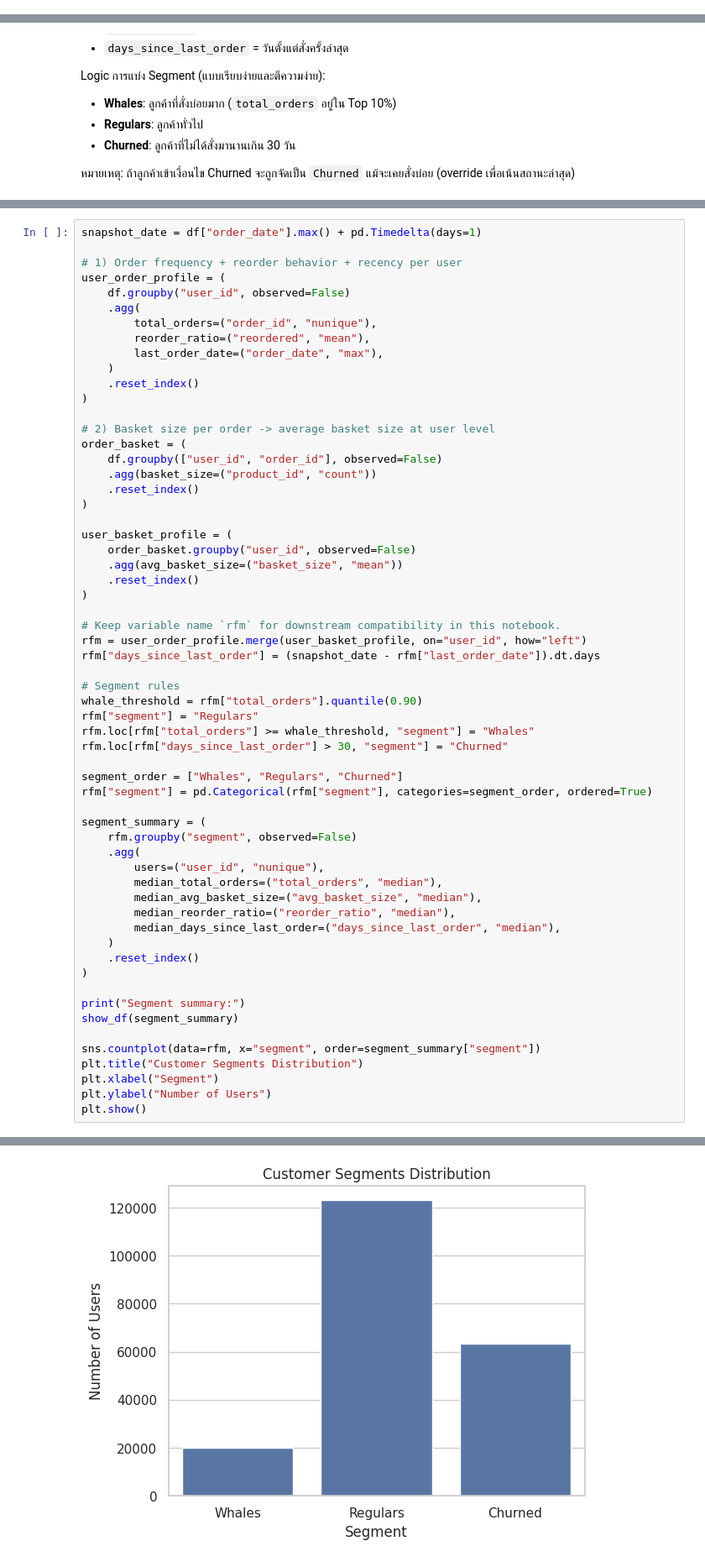
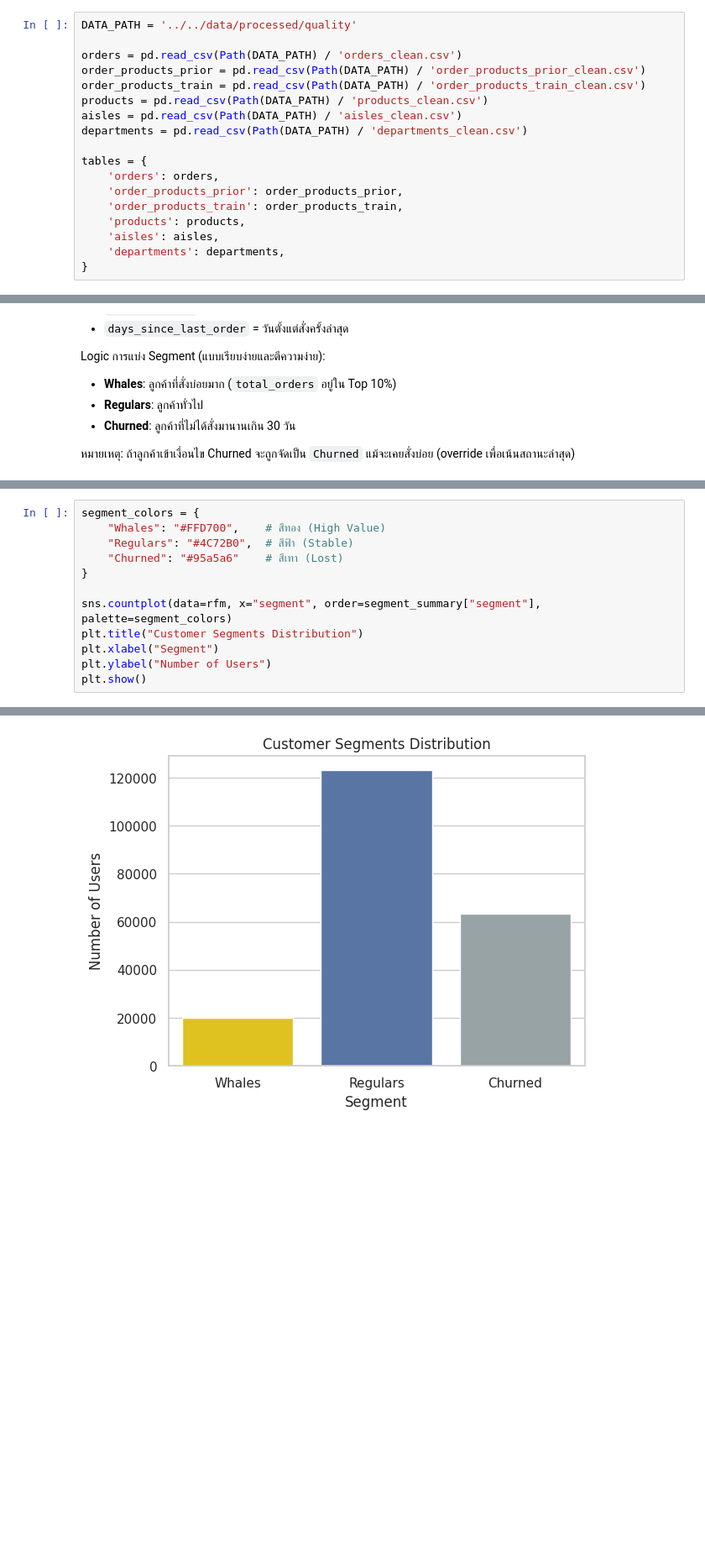
Before and after one commit to ppts2545/Instacart-Market-Basket-Analysis, a Jupyter notebook: notebooks/02_Exploratory_Data_Analysis/02a_customer_kpi_segments.ipynb, the cells around one changed output, grey strips where cells are left out. Shown at 84% size. Cells and saved outputs as stored; diff of their text form; blank space fills up the shorter version.

```diff
--- a/notebooks/02_Exploratory_Data_Analysis/02a_customer_kpi_segments.ipynb
+++ b/notebooks/02_Exploratory_Data_Analysis/02a_customer_kpi_segments.ipynb
@@ -87,3 +23,21 @@ Columns: ['order_id', 'product_id', 'add_to_cart_order', 'reordered', 'user_id',
+# %%
+DATA_PATH = '../../data/processed/quality'
+
+orders = pd.read_csv(Path(DATA_PATH) / 'orders_clean.csv')
+order_products_prior = pd.read_csv(Path(DATA_PATH) / 'order_products_prior_clean.csv')
+order_products_train = pd.read_csv(Path(DATA_PATH) / 'order_products_train_clean.csv')
+products = pd.read_csv(Path(DATA_PATH) / 'products_clean.csv')
+aisles = pd.read_csv(Path(DATA_PATH) / 'aisles_clean.csv')
+departments = pd.read_csv(Path(DATA_PATH) / 'departments_clean.csv')
+
+tables = {
+    'orders': orders,
+    'order_products_prior': order_products_prior,
+    'order_products_train': order_products_train,
+    'products': products,
+    'aisles': aisles,
+    'departments': departments,
+}
 # %% [markdown]
 # 1) Customer Segmentation Value Analysis By Reorder Time
 
@@ -114,59 +144,11 @@ Logic การแบ่ง Segment (แบบเรียบง่ายแล
 # %%
-snapshot_date = df["order_date"].max() + pd.Timedelta(days=1)
+segment_colors = {
+    "Whales": "#FFD700",    # สีทอง (High Value)
+    "Regulars": "#4C72B0",  # สีฟ้า (Stable)
+    "Churned": "#95a5a6"    # สีเทา (Lost)
+}
 
-# 1) Order frequency + reorder behavior + recency per user
-user_order_profile = (
-    df.groupby("user_id", observed=False)
-    .agg(
-        total_orders=("order_id", "nunique"),
-        reorder_ratio=("reordered", "mean"),
-        last_order_date=("order_date", "max"),
-    )
-    .reset_index()
-)
-
-# 2) Basket size per order -> average basket size at user level
-order_basket = (
-    df.groupby(["user_id", "order_id"], observed=False)
-    .agg(basket_size=("product_id", "count"))
-    .reset_index()
-)
-
-user_basket_profile = (
-    order_basket.groupby("user_id", observed=False)
-    .agg(avg_basket_size=("basket_size", "mean"))
-    .reset_index()
-)
-
-# Keep variable name `rfm` for downstream compatibility in this notebook.
-rfm = user_order_profile.merge(user_basket_profile, on="user_id", how="left")
-rfm["days_since_last_order"] = (snapshot_date - rfm["last_order_date"]).dt.days
-
-# Segment rules
-whale_threshold = rfm["total_orders"].quantile(0.90)
-rfm["segment"] = "Regulars"
-rfm.loc[rfm["total_orders"] >= whale_threshold, "segment"] = "Whales"
-rfm.loc[rfm["days_since_last_order"] > 30, "segment"] = "Churned"
-
-segment_order = ["Whales", "Regulars", "Churned"]
-rfm["segment"] = pd.Categorical(rfm["segment"], categories=segment_order, ordered=True)
-
-segment_summary = (
-    rfm.groupby("segment", observed=False)
-    .agg(
-        users=("user_id", "nunique"),
-        median_total_orders=("total_orders", "median"),
-        median_avg_basket_size=("avg_basket_size", "median"),
-        median_reorder_ratio=("reorder_ratio", "median"),
-        median_days_since_last_order=("days_since_last_order", "median"),
-    )
-    .reset_index()
-)
-
-print("Segment summary:")
-show_df(segment_summary)
-
-sns.countplot(data=rfm, x="segment", order=segment_summary["segment"])
+sns.countplot(data=rfm, x="segment", order=segment_summary["segment"], palette=segment_colors)
 plt.title("Customer Segments Distribution")
 plt.xlabel("Segment")
 plt.ylabel("Number of Users")
@@ -180,4 +160,4 @@ Segment summary:
-[figure, old version]
+[figure, new version]
 # %% [markdown]
 ### 💡 Segment Insights
 
```
Also changed, not shown: parts of 11 cells of this notebook, 2 other files.
